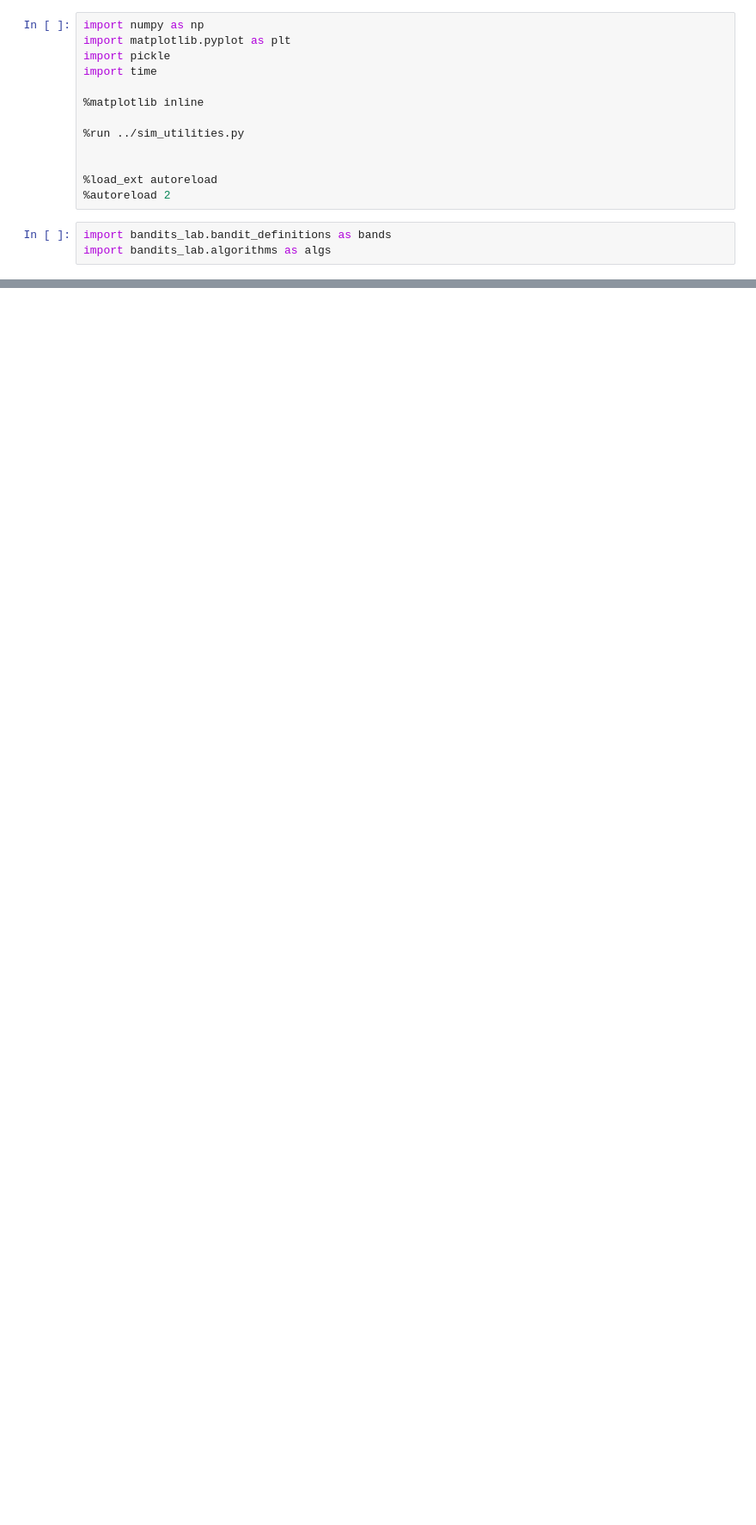
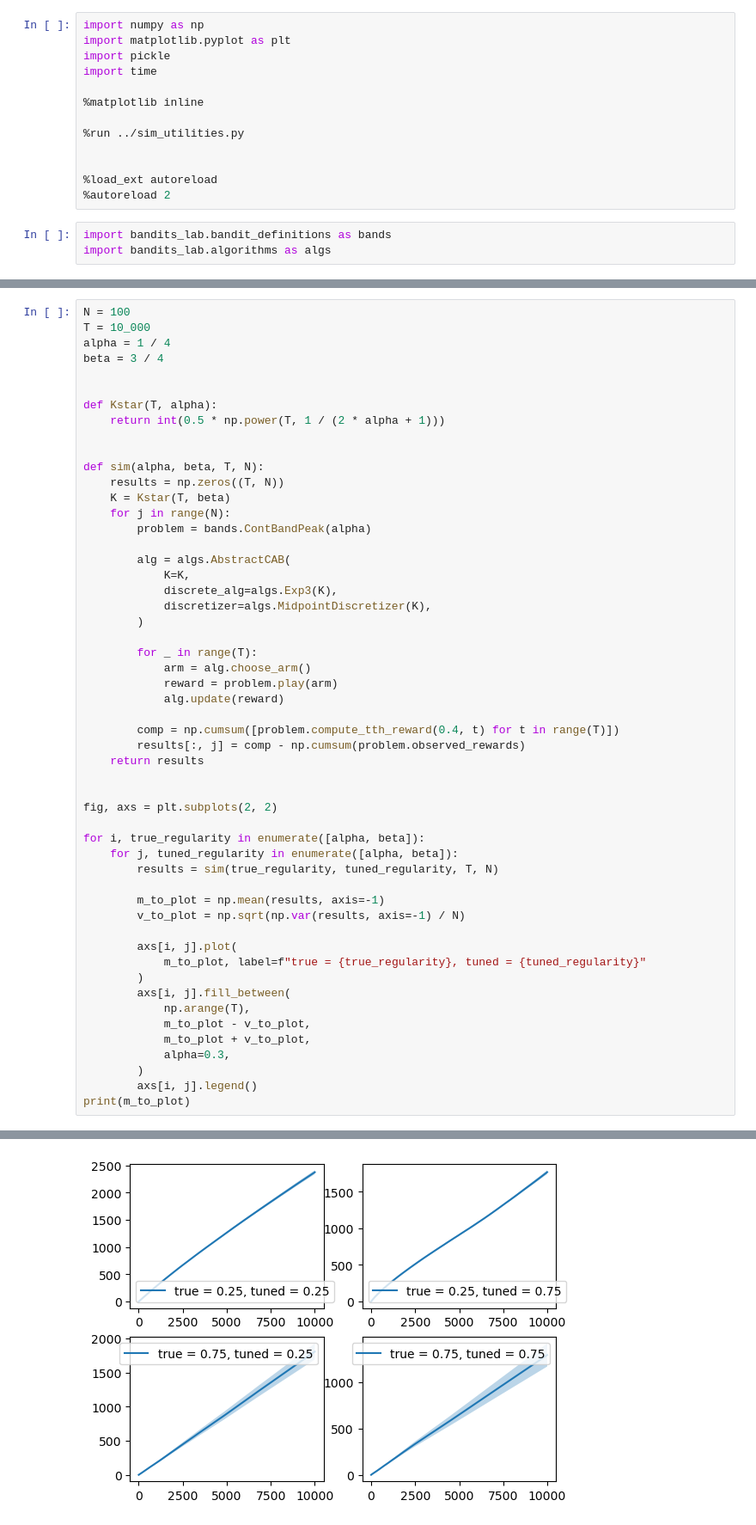
Before and after one commit to H2DI/bandits_lab, a Jupyter notebook: notebooks/adv_bandits.ipynb, the cells around one changed output, grey strips where cells are left out. Shown: that part at 86% size. Cells and saved outputs as stored; diff of their text form; blank space fills up the shorter version.

```diff
--- a/notebooks/adv_bandits.ipynb
+++ b/notebooks/adv_bandits.ipynb
@@ -46,0 +98,54 @@ AttributeError: 'AbstractCAB' object has no attribute 'choose_p'
+# %%
+N = 100
+T = 10_000
+alpha = 1 / 4
+beta = 3 / 4
+
+
+def Kstar(T, alpha):
+    return int(0.5 * np.power(T, 1 / (2 * alpha + 1)))
+
+
+def sim(alpha, beta, T, N):
+    results = np.zeros((T, N))
+    K = Kstar(T, beta)
+    for j in range(N):
+        problem = bands.ContBandPeak(alpha)
+
+        alg = algs.AbstractCAB(
+            K=K,
+            discrete_alg=algs.Exp3(K),
+            discretizer=algs.MidpointDiscretizer(K),
+        )
+
+        for _ in range(T):
+            arm = alg.choose_arm()
+            reward = problem.play(arm)
+            alg.update(reward)
+
+        comp = np.cumsum([problem.compute_tth_reward(0.4, t) for t in range(T)])
+        results[:, j] = comp - np.cumsum(problem.observed_rewards)
+    return results
+
+
+fig, axs = plt.subplots(2, 2)
+
+for i, true_regularity in enumerate([alpha, beta]):
+    for j, tuned_regularity in enumerate([alpha, beta]):
+        results = sim(true_regularity, tuned_regularity, T, N)
+
+        m_to_plot = np.mean(results, axis=-1)
+        v_to_plot = np.sqrt(np.var(results, axis=-1) / N)
+
+        axs[i, j].plot(
+            m_to_plot, label=f"true = {true_regularity}, tuned = {tuned_regularity}"
+        )
+        axs[i, j].fill_between(
+            np.arange(T),
+            m_to_plot - v_to_plot,
+            m_to_plot + v_to_plot,
+            alpha=0.3,
+        )
+        axs[i, j].legend()
+print(m_to_plot)
+# %% [output]
@@ -46,0 +154 @@ AttributeError: 'AbstractCAB' object has no attribute 'choose_p'
+[figure, added]
```
Also changed, not shown: parts of 7 cells of this notebook, 3 other files.
